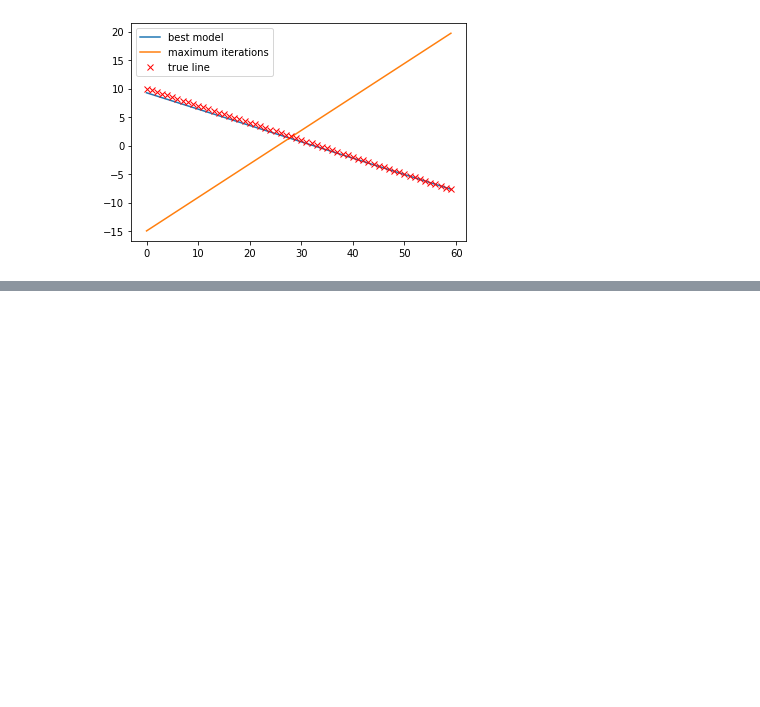
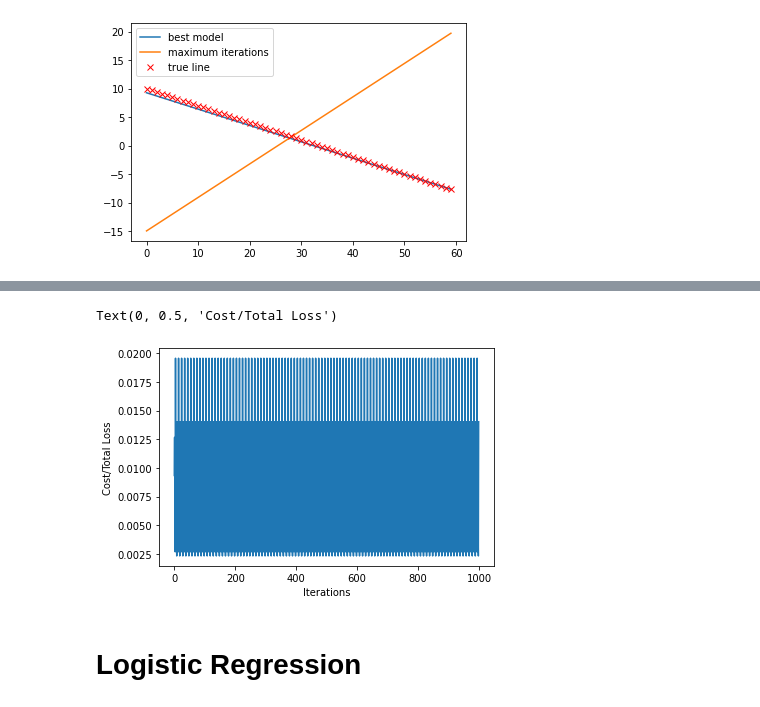
Before and after one commit to antonynickson/PyTorch_For_Machine_Learning_Workbook, a Jupyter notebook: PyTorch_For_Machine_Learning.ipynb, the cells around one changed output, grey strips where cells are left out. Cells and saved outputs as stored; diff of their text form; code cells hidden in the pictures; blank space fills up the shorter version.

```diff
--- a/PyTorch_For_Machine_Learning.ipynb
+++ b/PyTorch_For_Machine_Learning.ipynb
@@ -2338,0 +2477,10 @@ plt.show()
+# %%
+#Plot Loss
+plt.plot(LOSS)
+plt.xlabel("Iterations")
+plt.ylabel('Cost/Total Loss')
+# %% [output]
+Text(0, 0.5, 'Cost/Total Loss')
+[figure, added]
+# %% [markdown]
+# <h1>Logistic Regression</h1>
```
Also changed, not shown: parts of 48 cells of this notebook.
